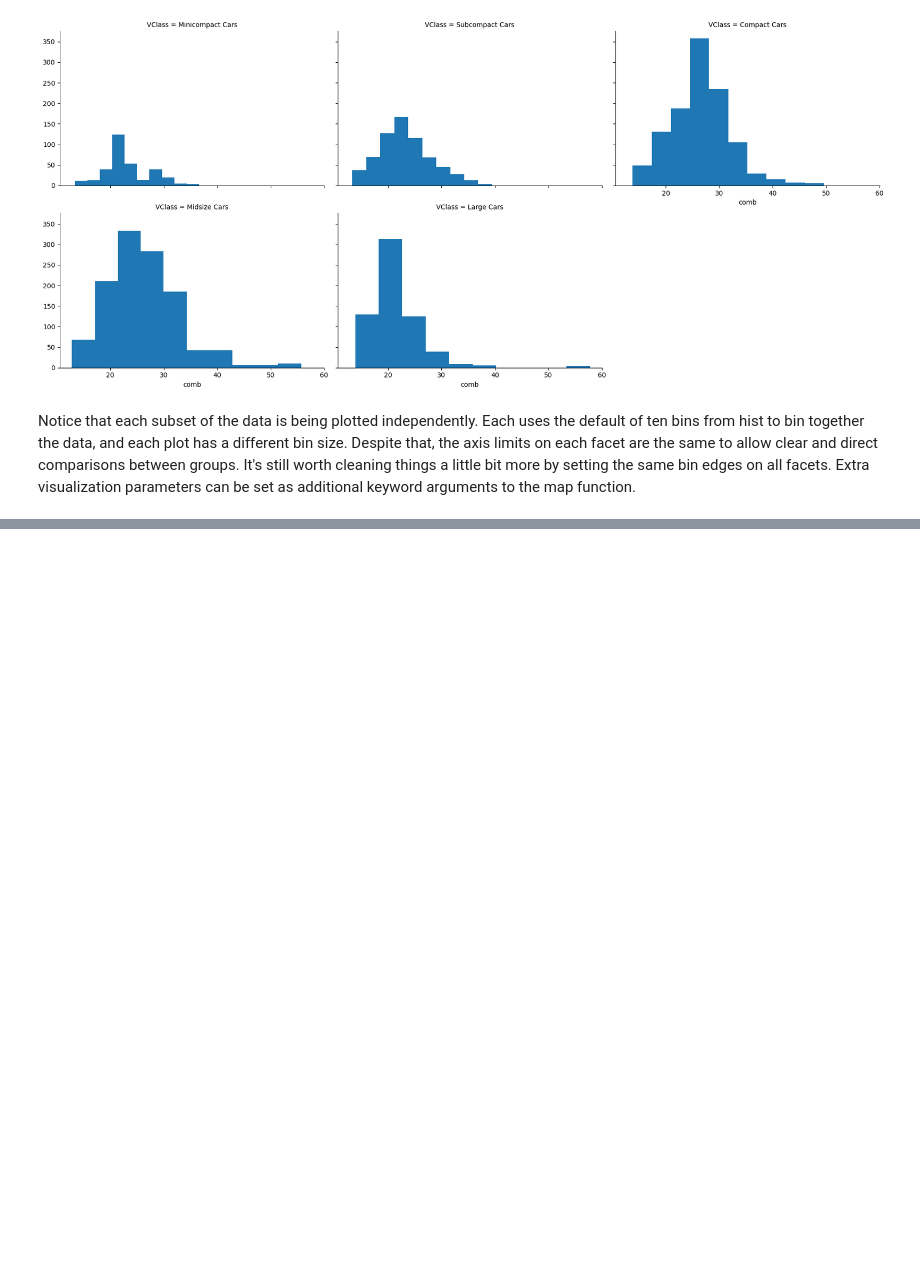
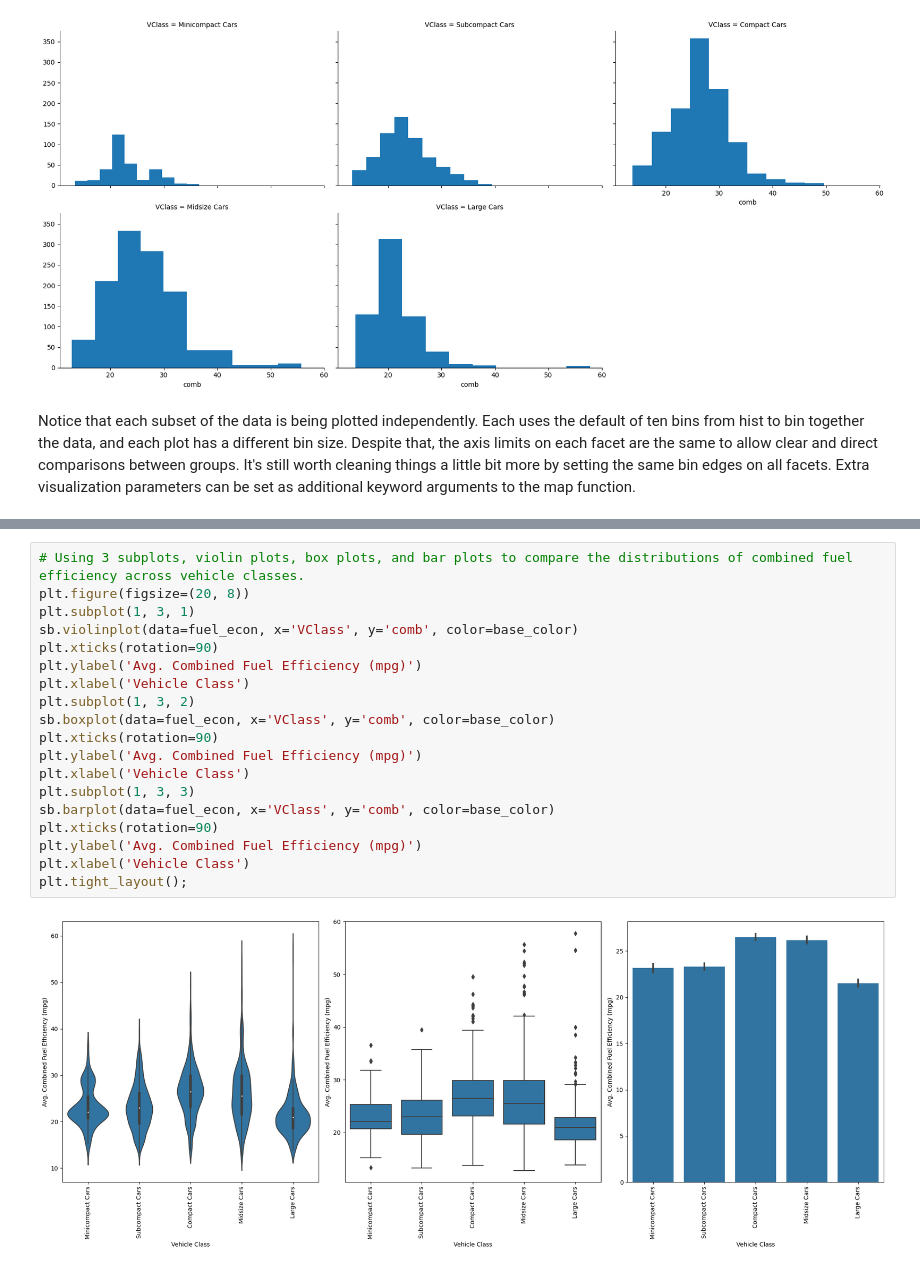
Before and after one commit to kisyular/data-visualization, a Jupyter notebook: Intro-Data-Visualization.ipynb, the cells around one changed output, grey strips where cells are left out. Drawn from its saved outputs; the diff is of its cells as text; blank space fills up the shorter version.

```diff
--- a/Intro-Data-Visualization.ipynb
+++ b/Intro-Data-Visualization.ipynb
@@ -1322,0 +1353,21 @@ Notice that each subset of the data is being plotted independently. Each uses th
+# %%
+# Using 3 subplots, violin plots, box plots, and bar plots to compare the distributions of combined fuel efficiency across vehicle classes.
+plt.figure(figsize=(20, 8))
+plt.subplot(1, 3, 1)
+sb.violinplot(data=fuel_econ, x='VClass', y='comb', color=base_color)
+plt.xticks(rotation=90)
+plt.ylabel('Avg. Combined Fuel Efficiency (mpg)')
+plt.xlabel('Vehicle Class')
+plt.subplot(1, 3, 2)
+sb.boxplot(data=fuel_econ, x='VClass', y='comb', color=base_color)
+plt.xticks(rotation=90)
+plt.ylabel('Avg. Combined Fuel Efficiency (mpg)')
+plt.xlabel('Vehicle Class')
+plt.subplot(1, 3, 3)
+sb.barplot(data=fuel_econ, x='VClass', y='comb', color=base_color)
+plt.xticks(rotation=90)
+plt.ylabel('Avg. Combined Fuel Efficiency (mpg)')
+plt.xlabel('Vehicle Class')
+plt.tight_layout();
+# %% [output]
+[figure, added]
```
Also changed, not shown: parts of 6 cells of this notebook.
